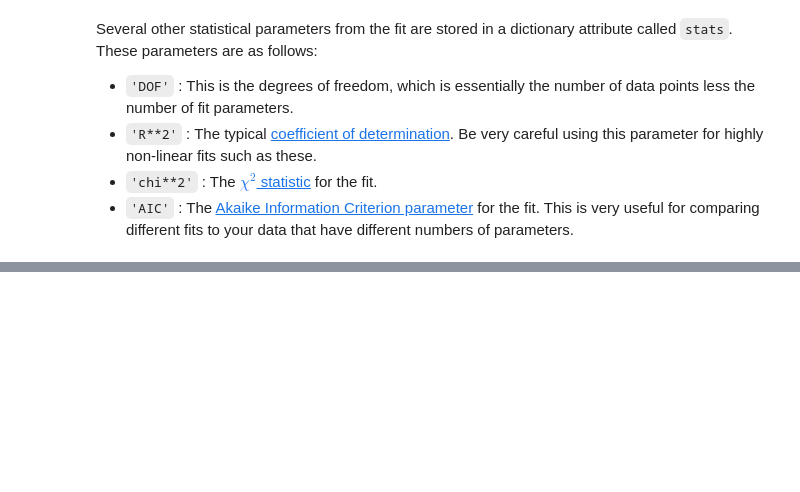
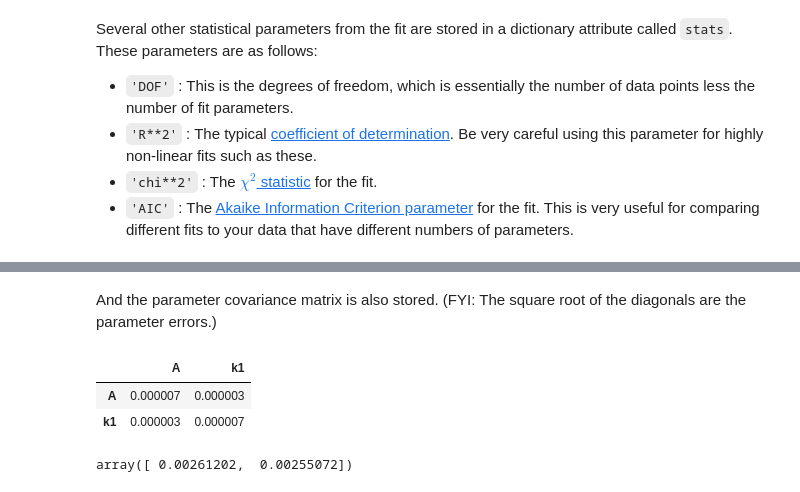
Before and after one commit to rnelsonchem/odenlls, a Jupyter notebook: examples/2. First order irreversible kinetics fitting.ipynb, the cells around one changed output, grey strips where cells are left out. Cells and saved outputs as stored; diff of their text form; code cells hidden in the pictures; blank space fills up the shorter version.

```diff
--- a/examples/2. First order irreversible kinetics fitting.ipynb
+++ b/examples/2. First order irreversible kinetics fitting.ipynb
@@ -210,0 +211,12 @@ x.stats
+# %% [markdown]
+And the parameter covariance matrix is also stored. (FYI: The square root of the diagonals are the parameter errors.)
+# %%
+x.pcov
+# %% [output]
+|  | A | k1 |
+| A | 0.000007 | 0.000003 |
+| k1 | 0.000003 | 0.000007 |
+# %%
+np.sqrt(np.diag(x.pcov))
+# %% [output]
+array([ 0.00261202,  0.00255072])
```
Also changed, not shown: parts of 1 cell of this notebook, 3 other files.
